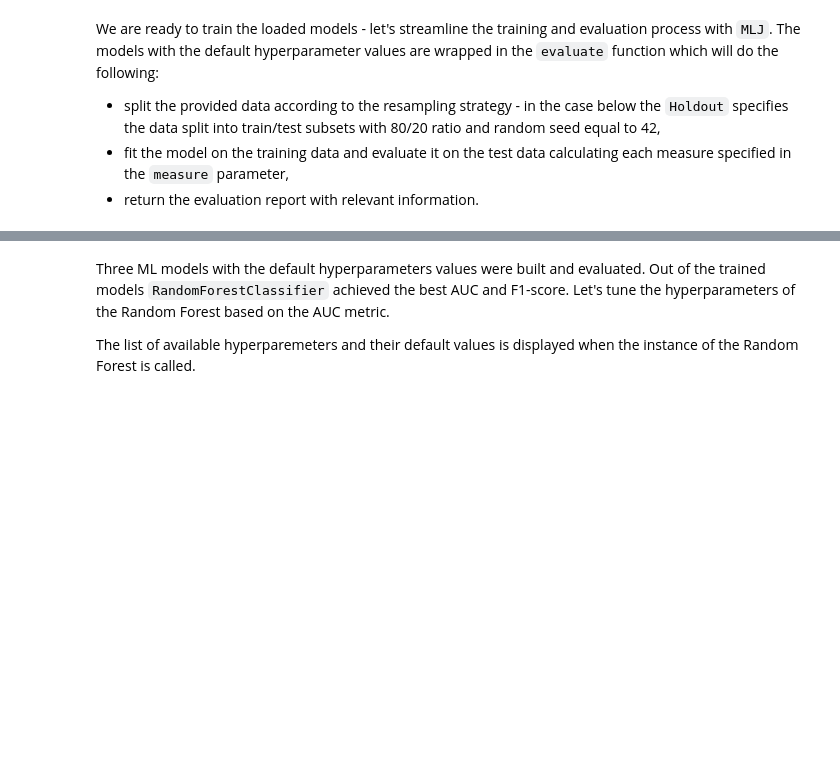
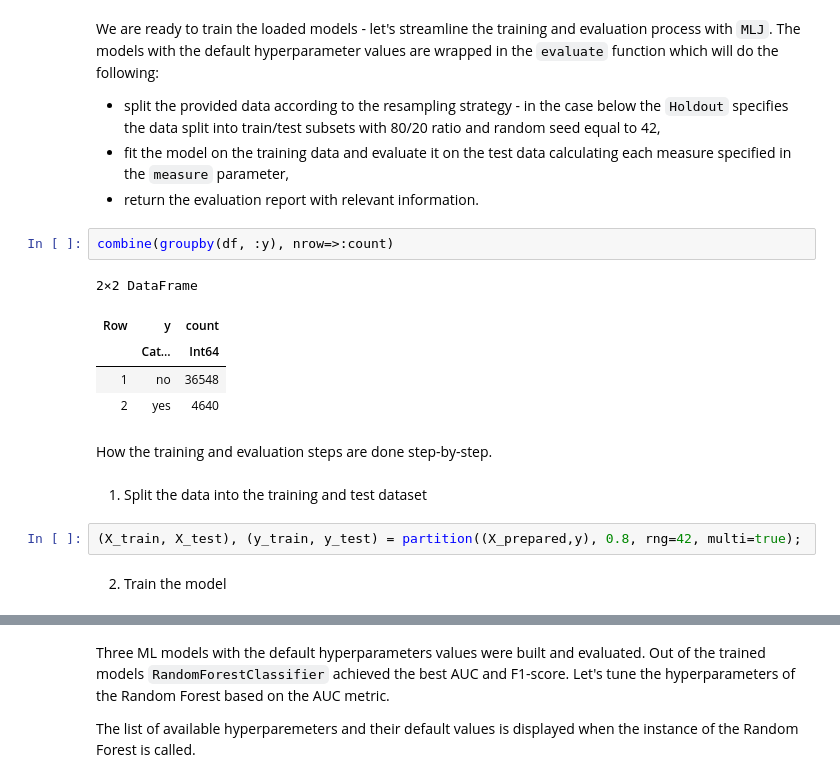
Before and after one commit to pszufe/MIT_18.S097_Introduction-to-Julia-for-Data-Science, a Jupyter notebook: Day-2b_Advanced-predictive-models-using-machine-learning/MLJ.ipynb, the cells around one changed output, grey strips where cells are left out. Cells and saved outputs as stored; diff of their text form; blank space fills up the shorter version.

```diff
--- a/Day-2b_Advanced-predictive-models-using-machine-learning/MLJ.ipynb
+++ b/Day-2b_Advanced-predictive-models-using-machine-learning/MLJ.ipynb
@@ -272,3 +366,19 @@ We are ready to train the loaded models - let's streamline the training and eval
 * split the provided data according to the resampling strategy - in the case below the `Holdout` specifies the data split into train/test subsets with 80/20 ratio and random seed equal to 42,
 * fit the model on the training data and evaluate it on the test data calculating each measure specified in the `measure` parameter,
 * return the evaluation report with relevant information.
+# %%
+combine(groupby(df, :y), nrow=>:count)
+# %% [output]
+2×2 DataFrame
+| Row | y | count |
+|  | Cat… | Int64 |
+| 1 | no | 36548 |
+| 2 | yes | 4640 |
+# %% [markdown]
+How the training and evaluation steps are done step-by-step.
+# %% [markdown]
+1. Split the data into the training and test dataset
+# %%
+(X_train, X_test), (y_train, y_test) = partition((X_prepared,y), 0.8, rng=42, multi=true);
+# %% [markdown]
+2. Train the model
```
Also changed, not shown: parts of 18 cells of this notebook.
